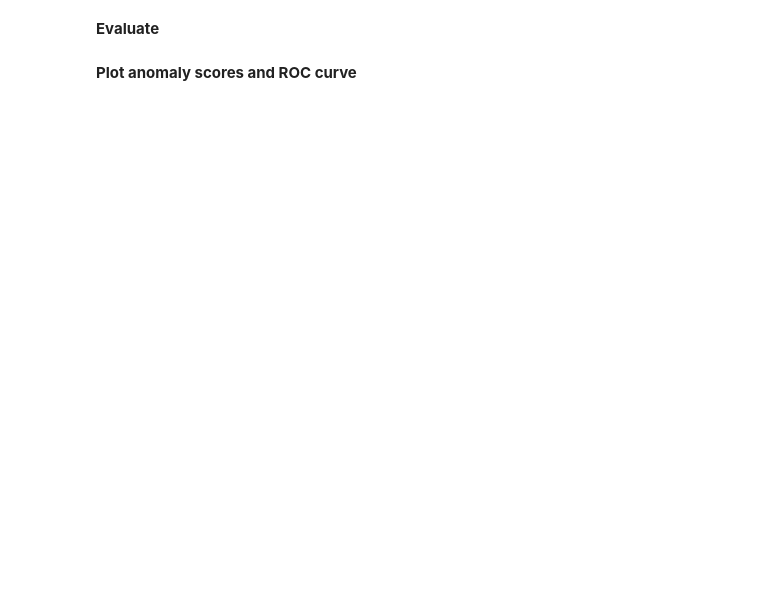
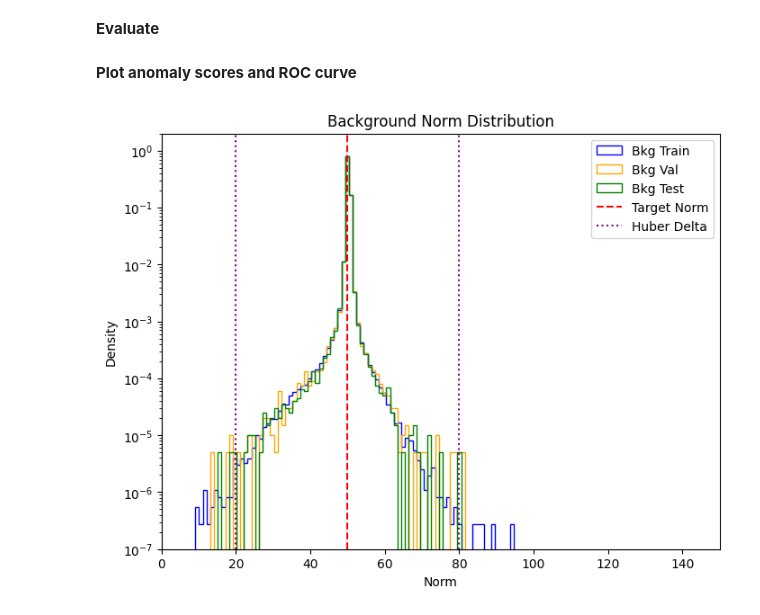
Before and after one commit to SLAC-Julia-Group/hardware-aware-tensor-networks, a Jupyter notebook: TN/Autoencoder_AD_Torch.ipynb, the cells around one changed output. Saved outputs shown, nothing was run; the diff lists cells and outputs as text; code cells hidden in the pictures; blank space fills up the shorter version.

```diff
--- a/TN/Autoencoder_AD_Torch.ipynb
+++ b/TN/Autoencoder_AD_Torch.ipynb
@@ -215,6 +254,7 @@ def loss_combined(*args, **kwargs):
 layer_dims=[19,7,3]
 bond_dims=[7,2]
 phys_dims=[3,2,3]
+enable_relu=[0]
 lr=1e-3
 cyclic=False
 symmetric=False
@@ -222,6 +262,7 @@ symmetric=False
 to_store['layer_dims'] = layer_dims
 to_store['bond_dims'] = bond_dims
 to_store['phys_dims'] = phys_dims
+to_store['enable_relu'] = enable_relu
 to_store['cyclic'] = cyclic
 to_store['symmetric'] = symmetric
 to_store['learning_rate'] = lr
@@ -230,7 +271,7 @@ autoencoder = create_trainable_autoencoder(
     layer_dims=layer_dims,
     bond_dims=bond_dims,
     phys_dims=phys_dims,
-    # enable_relu=[0],
+    enable_relu=enable_relu,
     cyclic=cyclic,
     symmetric=symmetric,
     key=key,
@@ -391,7 +434,7 @@ from utils.training_tools import *
 from tqdm import tqdm
 import time
 
-epochs = 2
+epochs = 150
 to_store['epochs'] = (epochs)
 history = { 'loss': [],
             'val_error' : [],
@@ -418,7 +461,7 @@ for epoch in range(epochs):
         params, autoencoder.opt_state, loss = train_step_jitted(params, autoencoder.opt_state, batch)
         autoencoder.update_tensors(params)
         epoch_loss += loss
-        # print(f"Batch {i+1}/{len(background)}: Loss = {loss:.6f}")
+        # print(f"Batch {i+1}/{len(background)}: Loss = {loss:.3f}")
         # if i == 0:
         #     break # For debugging, only train on the first batch
 
@@ -443,8 +486,8 @@ for epoch in range(epochs):
     history['epoch_time'].append(end_time - start_time)
 
     # Print epoch summary
-    print(f"[Epoch {epoch+1}] Train Loss: {avg_loss:.6f} | Val Error: {val_error:.6f} | "
-          f"Spectral: {reg_spectral:.6f} | Smooth: {reg_smooth:.6f} | Sparse: {reg_sparse:.6f} | "
+    print(f"[Epoch {epoch+1}] Train Loss: {avg_loss:.3f} | Val Error: {val_error:.3f} | "
+          f"Spectral: {reg_spectral:.3f} | Smooth: {reg_smooth:.3f} | Sparse: {reg_sparse:.3f} | "
           f"Time: {end_time - start_time:.2f}s")
 
     # Early stopping check
@@ -469,8 +512,8 @@ print("\n" + "="*80)
 print("[TRAINING COMPLETE]")
 print(f"  Total epochs run: {len(history['loss'])}")
 print(f"  Best epoch: {history['best_epoch'] + 1}")
-print(f"  Best validation error: {early_stopper.best_loss:.6f}")
-print(f"  Final validation error: {history['val_error'][-1]:.6f}")
+print(f"  Best validation error: {early_stopper.best_loss:.3f}")
+print(f"  Final validation error: {history['val_error'][-1]:.3f}")
 print("="*80)
 
 # can save training history and model eventually here but skipping for now
@@ -515,7 +575,7 @@ def InputsToNorm(model: SpacedMatrixProductOperator, data: qtn.MatrixProductStat
     -------
     float
     """
-    x = TransformedSquaredNorm(model, data)
+    x = TransformedNorm(model, data)
     return x
 
 @jax.jit
@@ -589,7 +649,9 @@ def evaluate_model(model, dataloader, loss_func, embedding, verbose=True):
     return np.concatenate(all_scores)#, total_loss / total_samples
 # %%
 # Run the evaluation on bkg and signals
-bkg_norm = evaluate_model(autoencoder, background_test, norm_term, embedding, verbose=True)
+bkg_train_norm = evaluate_model(autoencoder, background, norm_term, embedding, verbose=True)
+bkg_val_norm = evaluate_model(autoencoder, background_val, norm_term, embedding, verbose=True)
+bkg_test_norm = evaluate_model(autoencoder, background_test, norm_term, embedding, verbose=True)
 a4l_norm = evaluate_model(autoencoder, a4l, norm_term, embedding, verbose=True)
 lq_norm = evaluate_model(autoencoder, lq, norm_term, embedding, verbose=True)
 htnu_norm = evaluate_model(autoencoder, htnu, norm_term, embedding, verbose=True)
@@ -603,6 +665,29 @@ htnu_score = evaluate_model(autoencoder, htnu, score_term, embedding, verbose=Tr
 htt_score  = evaluate_model(autoencoder, htt, score_term, embedding, verbose=True)
 # %% [markdown]
 **Plot anomaly scores and ROC curve**
+# %%
+# Train, test, validation norm compatibility plots
+plt.figure(figsize=(8, 6))
+plt.yscale('log')
+xmin = 0
+xmax = 150
+bins = np.linspace(xmin, xmax, xmax-xmin)
+plt.hist(bkg_train_norm, bins=bins, density=True, label='Bkg Train', color='blue', histtype='step')
+plt.hist(bkg_val_norm, bins=bins, density=True, label='Bkg Val', color='orange', histtype='step')
+plt.hist(bkg_test_norm, bins=bins, density=True, label='Bkg Test', color='green', histtype='step')
+plt.axvline(target_loss, color='red', linestyle='--', label='Target Norm')
+if "HuberNorm" in ChosenLossFunction.__name__:
+   plt.axvline(target_loss - huber_delta, color='purple', linestyle=':', label='Huber Delta')
+   plt.axvline(target_loss + huber_delta, color='purple', linestyle=':')
+plt.title('Background Norm Distribution')
+plt.xlabel('Norm')
+plt.ylabel('Density')
+plt.xlim([xmin, xmax])
+plt.ylim([1e-7, 2])
+plt.legend()
+plt.savefig(result_folder+'bkg_norm_compatibility.png', dpi=300)
+# %% [output]
+[figure, added]
 # %%
 plt.figure()
 plt.yscale('log')
```
Also changed, not shown: parts of 25 cells of this notebook, 4 other files.
